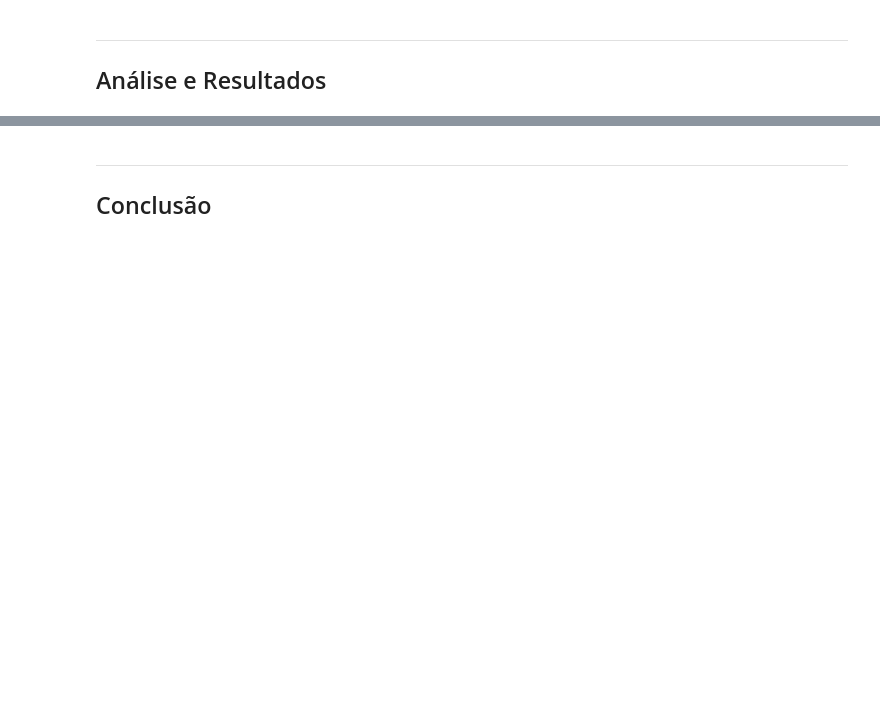
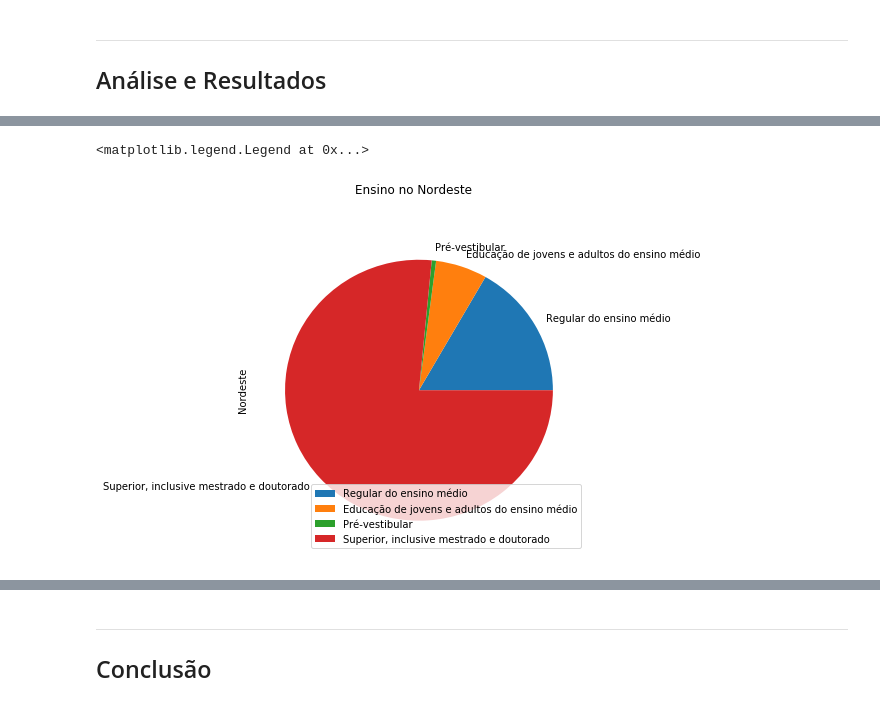
Before and after one commit to Lucianacadef/CDDP-P1, a Jupyter notebook: Projeto1 Layout (1).ipynb, the cells around one changed output, grey strips where cells are left out. Drawn from its saved outputs; the diff is of its cells as text; code cells hidden in the pictures; blank space fills up the shorter version.

```diff
--- a/Projeto1 Layout (1).ipynb
+++ b/Projeto1 Layout (1).ipynb
@@ -63,0 +274,6 @@ ___
+# %%
+#ENSINO POR REGIAO: NORDESTE - 2O11
+
+ct=pd.crosstab(DFALL['Ensino'], DFALL['Região'], margins=True, rownames=['Ensino'], colnames=['Região'],normalize=True)*100
+ct=ct.loc[["Regular do ensino médio ","Educação de jovens e adultos do ensino médio","Pré-vestibular","Superior, inclusive mestrado e doutorado"],['Nordeste']]
+ct
@@ -63,0 +287,6 @@ ___
+# %%
+plot = ct.plot(kind='pie', stacked=True,title='Ensino no Nordeste',figsize=(6,6), subplots=True)
+plt.legend(loc='lower right')
+# %% [output]
+<matplotlib.legend.Legend at 0x...>
+[figure, added]
```
Also changed, not shown: parts of 73 cells of this notebook.
